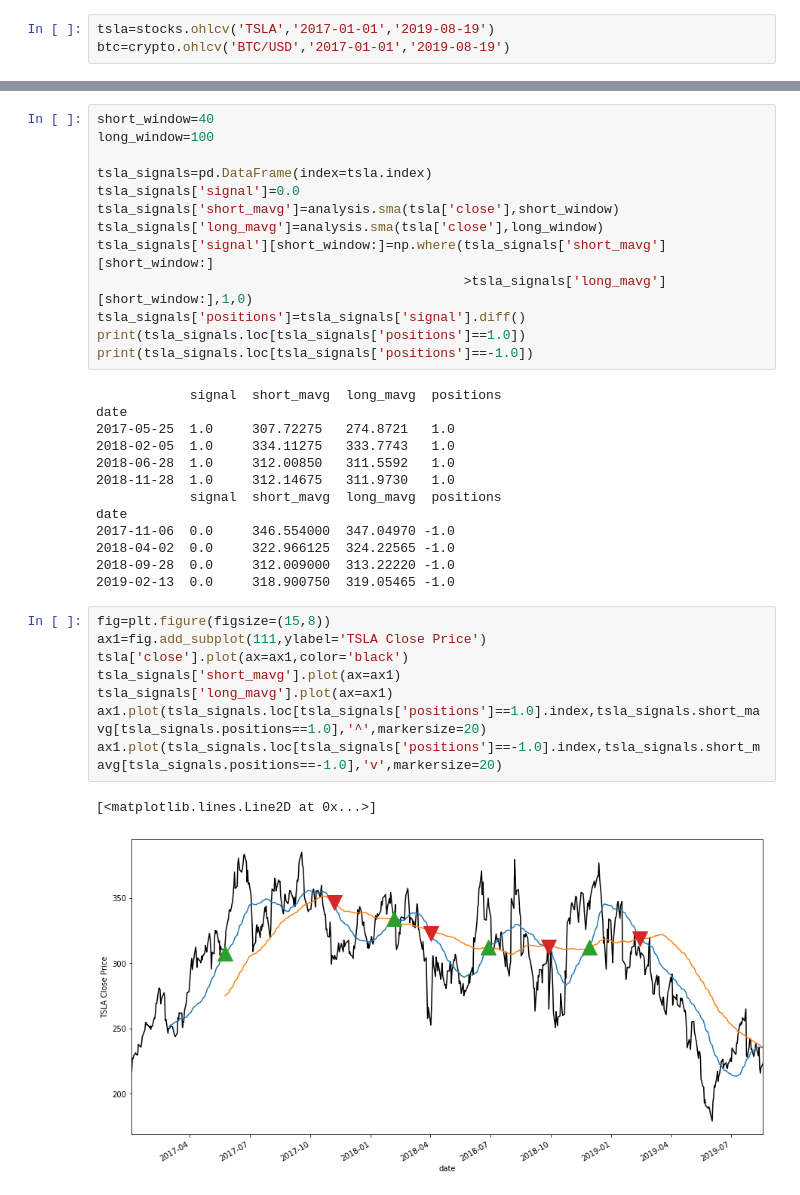
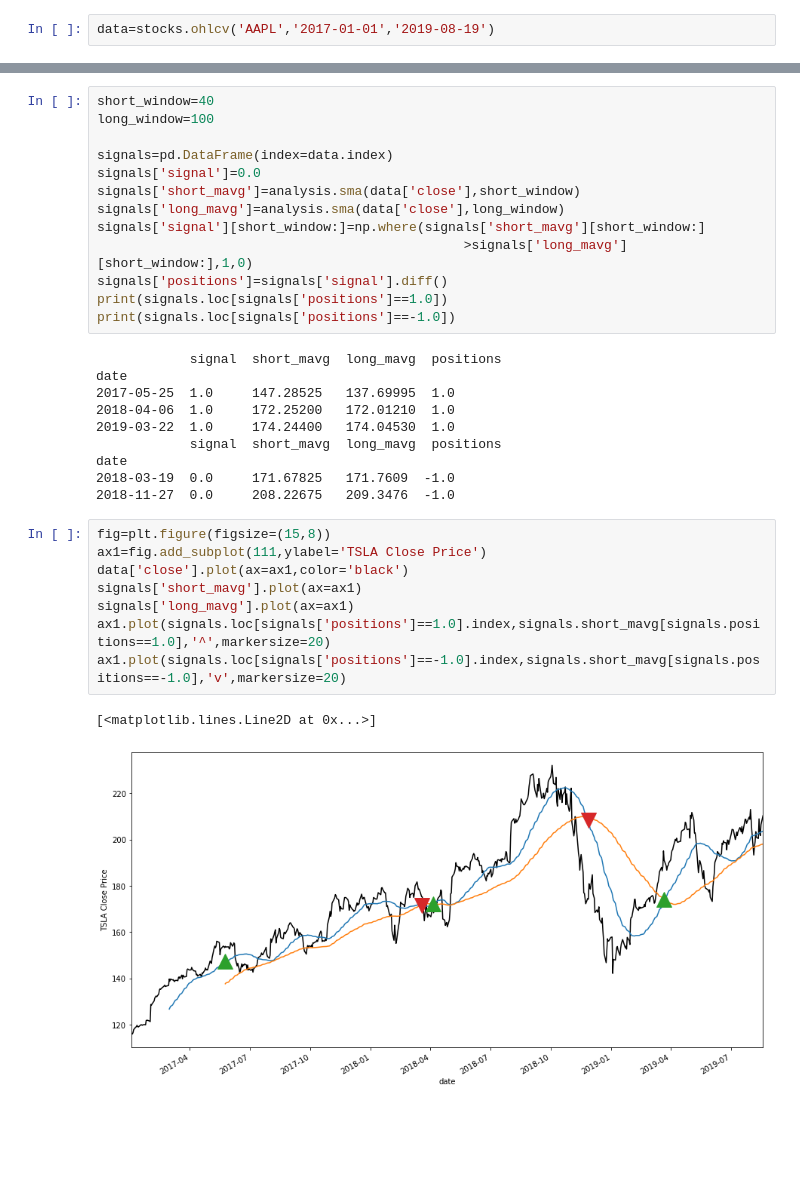
Before and after one commit to debuggermalhotra/open-finance, a Jupyter notebook: Equity_Moving_Average.ipynb, the cells around one changed output, grey strips where cells are left out. Drawn from its saved outputs; the diff is of its cells as text; blank space fills up the shorter version.

```diff
--- a/Equity_Moving_Average.ipynb
+++ b/Equity_Moving_Average.ipynb
@@ -11,4 +12,3 @@ pd.set_option('display.max_colwidth', -1)  # or 199
 # %%
-tsla=stocks.ohlcv('TSLA','2017-01-01','2019-08-19')
-btc=crypto.ohlcv('BTC/USD','2017-01-01','2019-08-19')
+data=stocks.ohlcv('AAPL','2017-01-01','2019-08-19')
 # %%
@@ -57,36 +36,33 @@ Text(0.5, 1.0, 'BTC close price')
 short_window=40
 long_window=100
 
-tsla_signals=pd.DataFrame(index=tsla.index)
-tsla_signals['signal']=0.0
-tsla_signals['short_mavg']=analysis.sma(tsla['close'],short_window)
-tsla_signals['long_mavg']=analysis.sma(tsla['close'],long_window)
-tsla_signals['signal'][short_window:]=np.where(tsla_signals['short_mavg'][short_window:]
-                                               >tsla_signals['long_mavg'][short_window:],1,0)
-tsla_signals['positions']=tsla_signals['signal'].diff()
-print(tsla_signals.loc[tsla_signals['positions']==1.0])
-print(tsla_signals.loc[tsla_signals['positions']==-1.0])
+signals=pd.DataFrame(index=data.index)
+signals['signal']=0.0
+signals['short_mavg']=analysis.sma(data['close'],short_window)
+signals['long_mavg']=analysis.sma(data['close'],long_window)
+signals['signal'][short_window:]=np.where(signals['short_mavg'][short_window:]
+                                               >signals['long_mavg'][short_window:],1,0)
+signals['positions']=signals['signal'].diff()
+print(signals.loc[signals['positions']==1.0])
+print(signals.loc[signals['positions']==-1.0])
 # %% [output]
             signal  short_mavg  long_mavg  positions
 date
-2017-05-25  1.0     307.72275   274.8721   1.0
-2018-02-05  1.0     334.11275   333.7743   1.0
-2018-06-28  1.0     312.00850   311.5592   1.0
-2018-11-28  1.0     312.14675   311.9730   1.0
+2017-05-25  1.0     147.28525   137.69995  1.0
+2018-04-06  1.0     172.25200   172.01210  1.0
+2019-03-22  1.0     174.24400   174.04530  1.0
             signal  short_mavg  long_mavg  positions
 date
-2017-11-06  0.0     346.554000  347.04970 -1.0
-2018-04-02  0.0     322.966125  324.22565 -1.0
-2018-09-28  0.0     312.009000  313.22220 -1.0
-2019-02-13  0.0     318.900750  319.05465 -1.0
+2018-03-19  0.0     171.67825   171.7609  -1.0
+2018-11-27  0.0     208.22675   209.3476  -1.0
 # %%
 fig=plt.figure(figsize=(15,8))
 ax1=fig.add_subplot(111,ylabel='TSLA Close Price')
-tsla['close'].plot(ax=ax1,color='black')
-tsla_signals['short_mavg'].plot(ax=ax1)
-tsla_signals['long_mavg'].plot(ax=ax1)
-ax1.plot(tsla_signals.loc[tsla_signals['positions']==1.0].index,tsla_signals.short_mavg[tsla_signals.positions==1.0],'^',markersize=20)
-ax1.plot(tsla_signals.loc[tsla_signals['positions']==-1.0].index,tsla_signals.short_mavg[tsla_signals.positions==-1.0],'v',markersize=20)
+data['close'].plot(ax=ax1,color='black')
+signals['short_mavg'].plot(ax=ax1)
+signals['long_mavg'].plot(ax=ax1)
+ax1.plot(signals.loc[signals['positions']==1.0].index,signals.short_mavg[signals.positions==1.0],'^',markersize=20)
+ax1.plot(signals.loc[signals['positions']==-1.0].index,signals.short_mavg[signals.positions==-1.0],'v',markersize=20)
 # %% [output]
 [<matplotlib.lines.Line2D at 0x...>]
-[figure, old version]
+[figure, new version]
```
Also changed, not shown: parts of 12 cells of this notebook.
